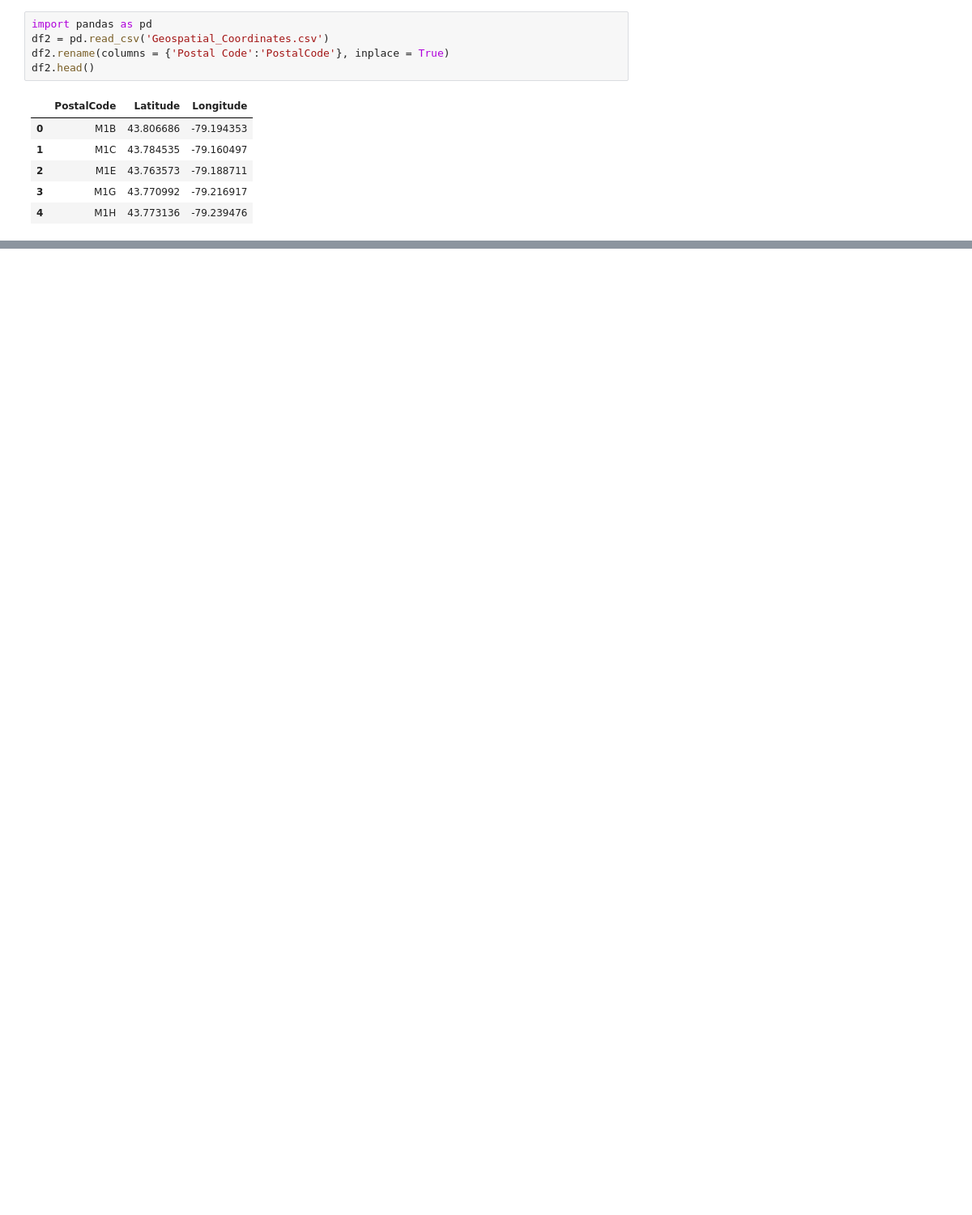
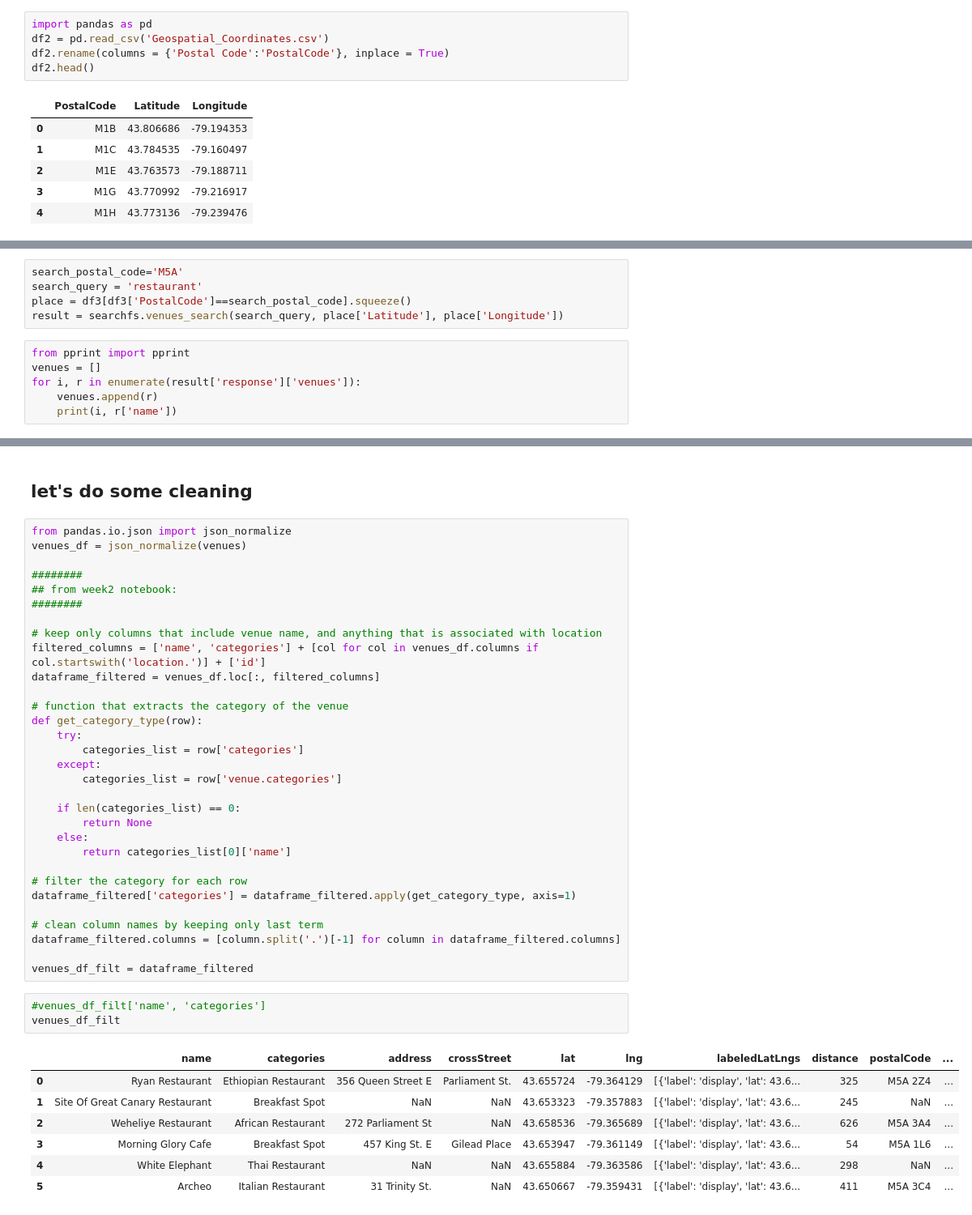
Before and after one commit to lucianopinheiro/Coursera_Capstone, a Jupyter notebook: Segmenting and Clustering Neighborhoods in Toronto.ipynb, the cells around one changed output, grey strips where cells are left out. Shown at 81% size. Saved outputs shown, nothing was run; the diff lists cells and outputs as text; blank space fills up the shorter version.

```diff
--- a/Segmenting and Clustering Neighborhoods in Toronto.ipynb
+++ b/Segmenting and Clustering Neighborhoods in Toronto.ipynb
@@ -125,0 +239,11 @@ print(df3[df3['PostalCode']=='M3A'])
+# %%
+search_postal_code='M5A'
+search_query = 'restaurant'
+place = df3[df3['PostalCode']==search_postal_code].squeeze()
+result = searchfs.venues_search(search_query, place['Latitude'], place['Longitude'])
+# %%
+from pprint import pprint
+venues = []
+for i, r in enumerate(result['response']['venues']):
+    venues.append(r)
+    print(i, r['name'])
@@ -125,0 +257,44 @@ print(df3[df3['PostalCode']=='M3A'])
+# %% [markdown]
+## let's do some cleaning
+# %%
+from pandas.io.json import json_normalize
+venues_df = json_normalize(venues)
+
+########
+## from week2 notebook:
+########
+
+# keep only columns that include venue name, and anything that is associated with location
+filtered_columns = ['name', 'categories'] + [col for col in venues_df.columns if col.startswith('location.')] + ['id']
+dataframe_filtered = venues_df.loc[:, filtered_columns]
+
+# function that extracts the category of the venue
+def get_category_type(row):
+    try:
+        categories_list = row['categories']
+    except:
+        categories_list = row['venue.categories']
+
+    if len(categories_list) == 0:
+        return None
+    else:
+        return categories_list[0]['name']
+
+# filter the category for each row
+dataframe_filtered['categories'] = dataframe_filtered.apply(get_category_type, axis=1)
+
+# clean column names by keeping only last term
+dataframe_filtered.columns = [column.split('.')[-1] for column in dataframe_filtered.columns]
+
+venues_df_filt = dataframe_filtered
+# %%
+#venues_df_filt['name', 'categories']
+venues_df_filt
+# %% [output]
+|  | name | categories | address | crossStreet | lat | lng | labeledLatLngs | distance | postalCode | ... |
+| 0 | Ryan Restaurant | Ethiopian Restaurant | 356 Queen Street E | Parliament St. | 43.655724 | -79.364129 | [{'label': 'display', 'lat': 43.6... | 325 | M5A 2Z4 | ... |
+| 1 | Site Of Great Canary Restaurant | Breakfast Spot | NaN | NaN | 43.653323 | -79.357883 | [{'label': 'display', 'lat': 43.6... | 245 | NaN | ... |
+| 2 | Weheliye Restaurant | African Restaurant | 272 Parliament St | NaN | 43.658536 | -79.365689 | [{'label': 'display', 'lat': 43.6... | 626 | M5A 3A4 | ... |
+| 3 | Morning Glory Cafe | Breakfast Spot | 457 King St. E | Gilead Place | 43.653947 | -79.361149 | [{'label': 'display', 'lat': 43.6... | 54 | M5A 1L6 | ... |
+| 4 | White Elephant | Thai Restaurant | NaN | NaN | 43.655884 | -79.363586 | [{'label': 'display', 'lat': 43.6... | 298 | NaN | ... |
+| 5 | Archeo | Italian Restaurant | 31 Trinity St. | NaN | 43.650667 | -79.359431 | [{'label': 'display', 'lat': 43.6... | 411 | M5A 3C4 | ... |
```
Also changed, not shown: parts of 33 cells of this notebook.
